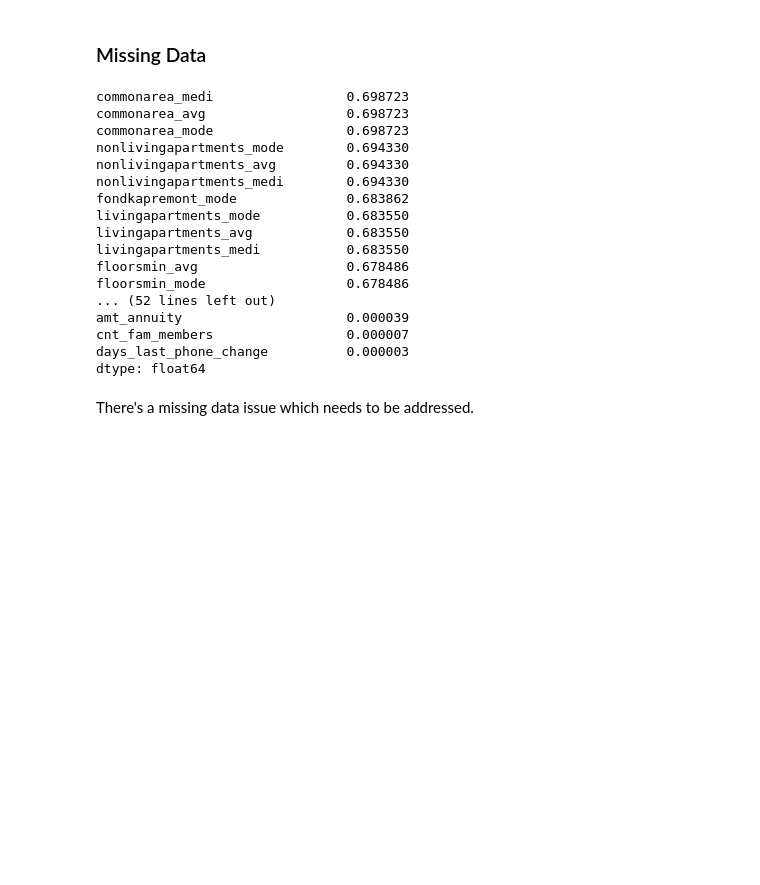
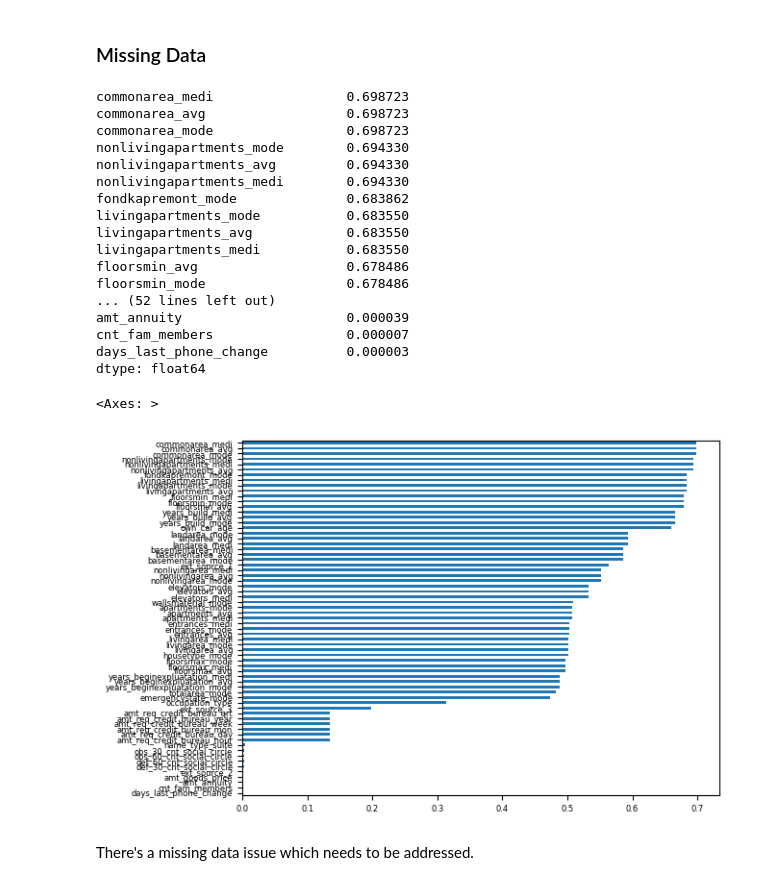
Before and after one commit to ekohnomics/home-credit-default-ml, a Jupyter notebook: notebooks/j_explore.ipynb, the cells around one changed output. Saved outputs shown, nothing was run; the diff lists cells and outputs as text; code cells hidden in the pictures; blank space fills up the shorter version.

```diff
--- a/notebooks/j_explore.ipynb
+++ b/notebooks/j_explore.ipynb
@@ -73,25 +77,28 @@ Name: proportion, dtype: float64
 ### Missing Data
 # %%
 pd.set_option('display.max_rows', None)
-train.isna().mean().sort_values(ascending=False)[lambda x: x>0]
+display(train.isna().mean().sort_values(ascending=False)[lambda x: x>0])
+train.isna().mean().sort_values(ascending=True)[lambda x: x>0].plot.barh(fontsize=6)
 # %% [output]
 commonarea_medi                 0.698723
 commonarea_avg                  0.698723
 commonarea_mode                 0.698723
 nonlivingapartments_mode        0.694330
 nonlivingapartments_avg         0.694330
 nonlivingapartments_medi        0.694330
 fondkapremont_mode              0.683862
 livingapartments_mode           0.683550
 livingapartments_avg            0.683550
 livingapartments_medi           0.683550
 floorsmin_avg                   0.678486
 floorsmin_mode                  0.678486
 ... (52 lines left out)
 amt_annuity                     0.000039
 cnt_fam_members                 0.000007
 days_last_phone_change          0.000003
 dtype: float64
+<Axes: >
+[figure, added]
 # %% [markdown]
 There's a missing data issue which needs to be addressed.
 # %%
```
Also changed, not shown: parts of 12 cells of this notebook, 2 other files.
